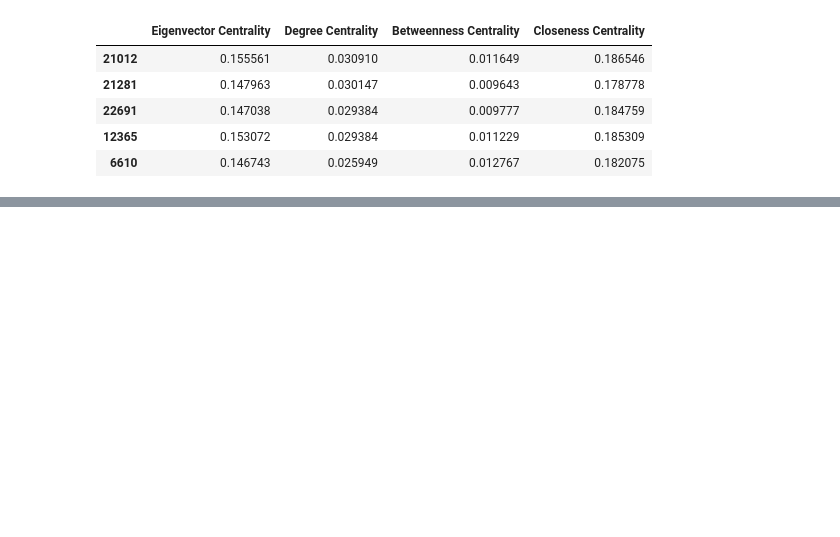
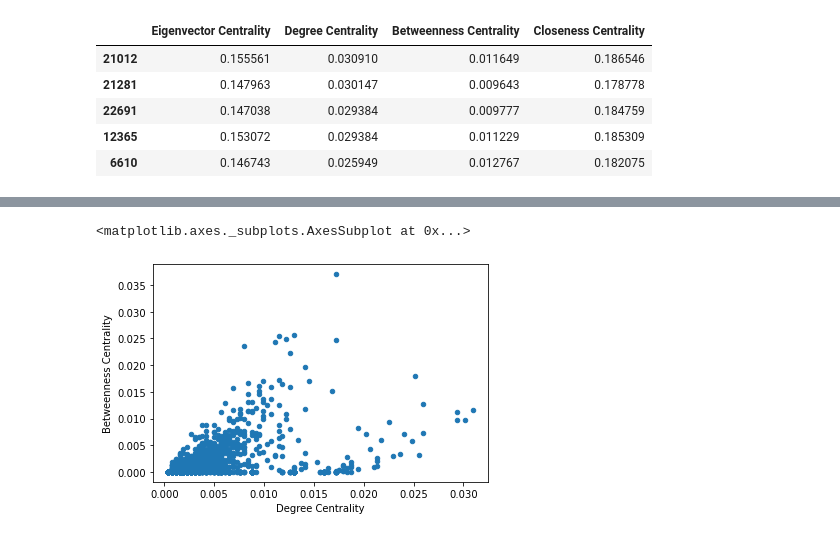
Before and after one commit to mharrisonbaker/DATA620, a Jupyter notebook: Untitled1.ipynb, the cells around one changed output, grey strips where cells are left out. Drawn from its saved outputs; the diff is of its cells as text; code cells hidden in the pictures; blank space fills up the shorter version.

```diff
--- a/Untitled1.ipynb
+++ b/Untitled1.ipynb
@@ -138,0 +173,5 @@ Centrality_df.sort_values(by=["Degree Centrality"], ascending = False).head()
+# %%
+Centrality_df.plot.scatter("Degree Centrality","Betweenness Centrality")
+# %% [output]
+<matplotlib.axes._subplots.AxesSubplot at 0x...>
+[figure, added]
```
Also changed, not shown: parts of 9 cells of this notebook.
